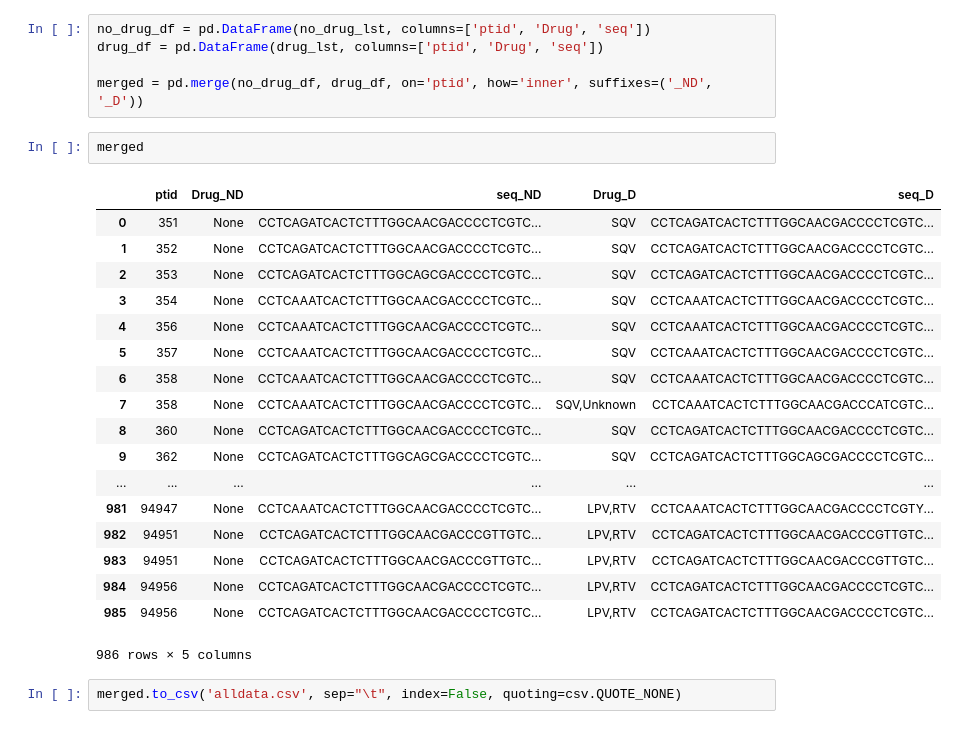
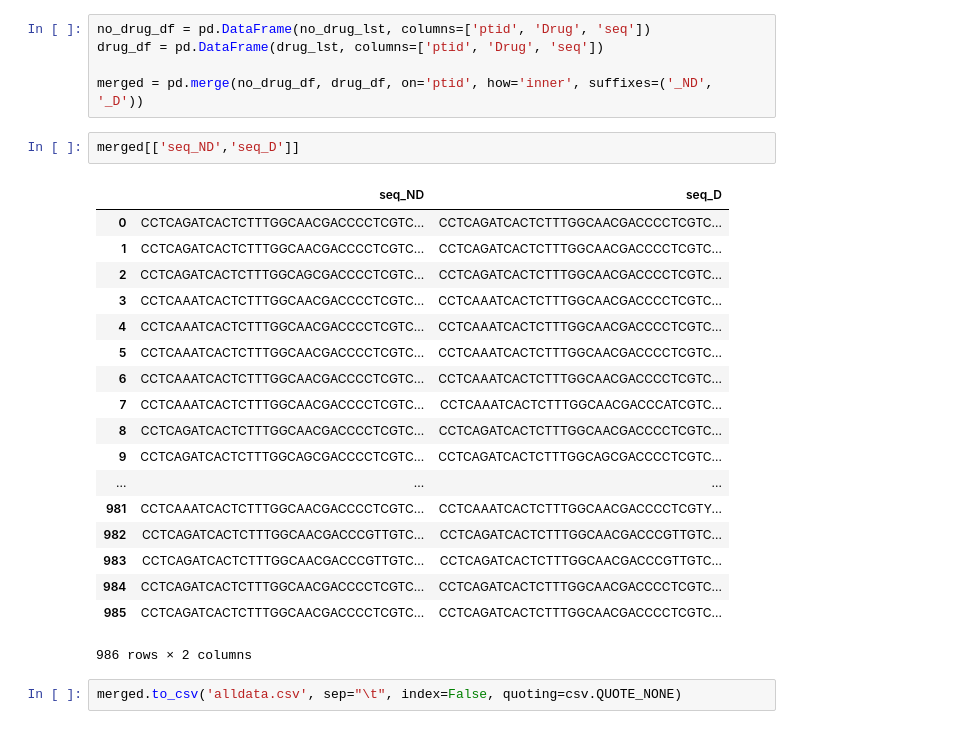
Before and after one commit to tramanh06/HIV-DNA-neural-network, a Jupyter notebook: Protease.ipynb, the cells around one changed output. Saved outputs shown, nothing was run; the diff lists cells and outputs as text.

```diff
--- a/Protease.ipynb
+++ b/Protease.ipynb
@@ -28,26 +28,26 @@ drug_df = pd.DataFrame(drug_lst, columns=['ptid', 'Drug', 'seq'])
 
 merged = pd.merge(no_drug_df, drug_df, on='ptid', how='inner', suffixes=('_ND', '_D'))
 # %%
-merged
+merged[['seq_ND','seq_D']]
 # %% [output]
-|  | ptid | Drug_ND | seq_ND | Drug_D | seq_D |
-| 0 | 351 | None | CCTCAGATCACTCTTTGGCAACGACCCCTCGTC... | SQV | CCTCAGATCACTCTTTGGCAACGACCCCTCGTC... |
-| 1 | 352 | None | CCTCAGATCACTCTTTGGCAACGACCCCTCGTC... | SQV | CCTCAGATCACTCTTTGGCAACGACCCCTCGTC... |
-| 2 | 353 | None | CCTCAGATCACTCTTTGGCAGCGACCCCTCGTC... | SQV | CCTCAGATCACTCTTTGGCAACGACCCCTCGTC... |
-| 3 | 354 | None | CCTCAAATCACTCTTTGGCAACGACCCCTCGTC... | SQV | CCTCAAATCACTCTTTGGCAACGACCCCTCGTC... |
-| 4 | 356 | None | CCTCAAATCACTCTTTGGCAACGACCCCTCGTC... | SQV | CCTCAAATCACTCTTTGGCAACGACCCCTCGTC... |
-| 5 | 357 | None | CCTCAAATCACTCTTTGGCAACGACCCCTCGTC... | SQV | CCTCAAATCACTCTTTGGCAACGACCCCTCGTC... |
-| 6 | 358 | None | CCTCAAATCACTCTTTGGCAACGACCCCTCGTC... | SQV | CCTCAAATCACTCTTTGGCAACGACCCCTCGTC... |
-| 7 | 358 | None | CCTCAAATCACTCTTTGGCAACGACCCCTCGTC... | SQV,Unknown | CCTCAAATCACTCTTTGGCAACGACCCATCGTC... |
-| 8 | 360 | None | CCTCAGATCACTCTTTGGCAACGACCCCTCGTC... | SQV | CCTCAGATCACTCTTTGGCAACGACCCCTCGTC... |
-| 9 | 362 | None | CCTCAGATCACTCTTTGGCAGCGACCCCTCGTC... | SQV | CCTCAGATCACTCTTTGGCAGCGACCCCTCGTC... |
-| ... | ... | ... | ... | ... | ... |
-| 981 | 94947 | None | CCTCAAATCACTCTTTGGCAACGACCCCTCGTC... | LPV,RTV | CCTCAAATCACTCTTTGGCAACGACCCCTCGTY... |
-| 982 | 94951 | None | CCTCAGATCACTCTTTGGCAACGACCCGTTGTC... | LPV,RTV | CCTCAGATCACTCTTTGGCAACGACCCGTTGTC... |
-| 983 | 94951 | None | CCTCAGATCACTCTTTGGCAACGACCCGTTGTC... | LPV,RTV | CCTCAGATCACTCTTTGGCAACGACCCGTTGTC... |
-| 984 | 94956 | None | CCTCAGATCACTCTTTGGCAACGACCCCTCGTC... | LPV,RTV | CCTCAGATCACTCTTTGGCAACGACCCCTCGTC... |
-| 985 | 94956 | None | CCTCAGATCACTCTTTGGCAACGACCCCTCGTC... | LPV,RTV | CCTCAGATCACTCTTTGGCAACGACCCCTCGTC... |
+|  | seq_ND | seq_D |
+| 0 | CCTCAGATCACTCTTTGGCAACGACCCCTCGTC... | CCTCAGATCACTCTTTGGCAACGACCCCTCGTC... |
+| 1 | CCTCAGATCACTCTTTGGCAACGACCCCTCGTC... | CCTCAGATCACTCTTTGGCAACGACCCCTCGTC... |
+| 2 | CCTCAGATCACTCTTTGGCAGCGACCCCTCGTC... | CCTCAGATCACTCTTTGGCAACGACCCCTCGTC... |
+| 3 | CCTCAAATCACTCTTTGGCAACGACCCCTCGTC... | CCTCAAATCACTCTTTGGCAACGACCCCTCGTC... |
+| 4 | CCTCAAATCACTCTTTGGCAACGACCCCTCGTC... | CCTCAAATCACTCTTTGGCAACGACCCCTCGTC... |
+| 5 | CCTCAAATCACTCTTTGGCAACGACCCCTCGTC... | CCTCAAATCACTCTTTGGCAACGACCCCTCGTC... |
+| 6 | CCTCAAATCACTCTTTGGCAACGACCCCTCGTC... | CCTCAAATCACTCTTTGGCAACGACCCCTCGTC... |
+| 7 | CCTCAAATCACTCTTTGGCAACGACCCCTCGTC... | CCTCAAATCACTCTTTGGCAACGACCCATCGTC... |
+| 8 | CCTCAGATCACTCTTTGGCAACGACCCCTCGTC... | CCTCAGATCACTCTTTGGCAACGACCCCTCGTC... |
+| 9 | CCTCAGATCACTCTTTGGCAGCGACCCCTCGTC... | CCTCAGATCACTCTTTGGCAGCGACCCCTCGTC... |
+| ... | ... | ... |
+| 981 | CCTCAAATCACTCTTTGGCAACGACCCCTCGTC... | CCTCAAATCACTCTTTGGCAACGACCCCTCGTY... |
+| 982 | CCTCAGATCACTCTTTGGCAACGACCCGTTGTC... | CCTCAGATCACTCTTTGGCAACGACCCGTTGTC... |
+| 983 | CCTCAGATCACTCTTTGGCAACGACCCGTTGTC... | CCTCAGATCACTCTTTGGCAACGACCCGTTGTC... |
+| 984 | CCTCAGATCACTCTTTGGCAACGACCCCTCGTC... | CCTCAGATCACTCTTTGGCAACGACCCCTCGTC... |
+| 985 | CCTCAGATCACTCTTTGGCAACGACCCCTCGTC... | CCTCAGATCACTCTTTGGCAACGACCCCTCGTC... |
-986 rows × 5 columns
+986 rows × 2 columns
 # %%
 merged.to_csv('alldata.csv', sep="\t", index=False, quoting=csv.QUOTE_NONE)
 # %% [output]
```
Also changed, not shown: 3 other files.
